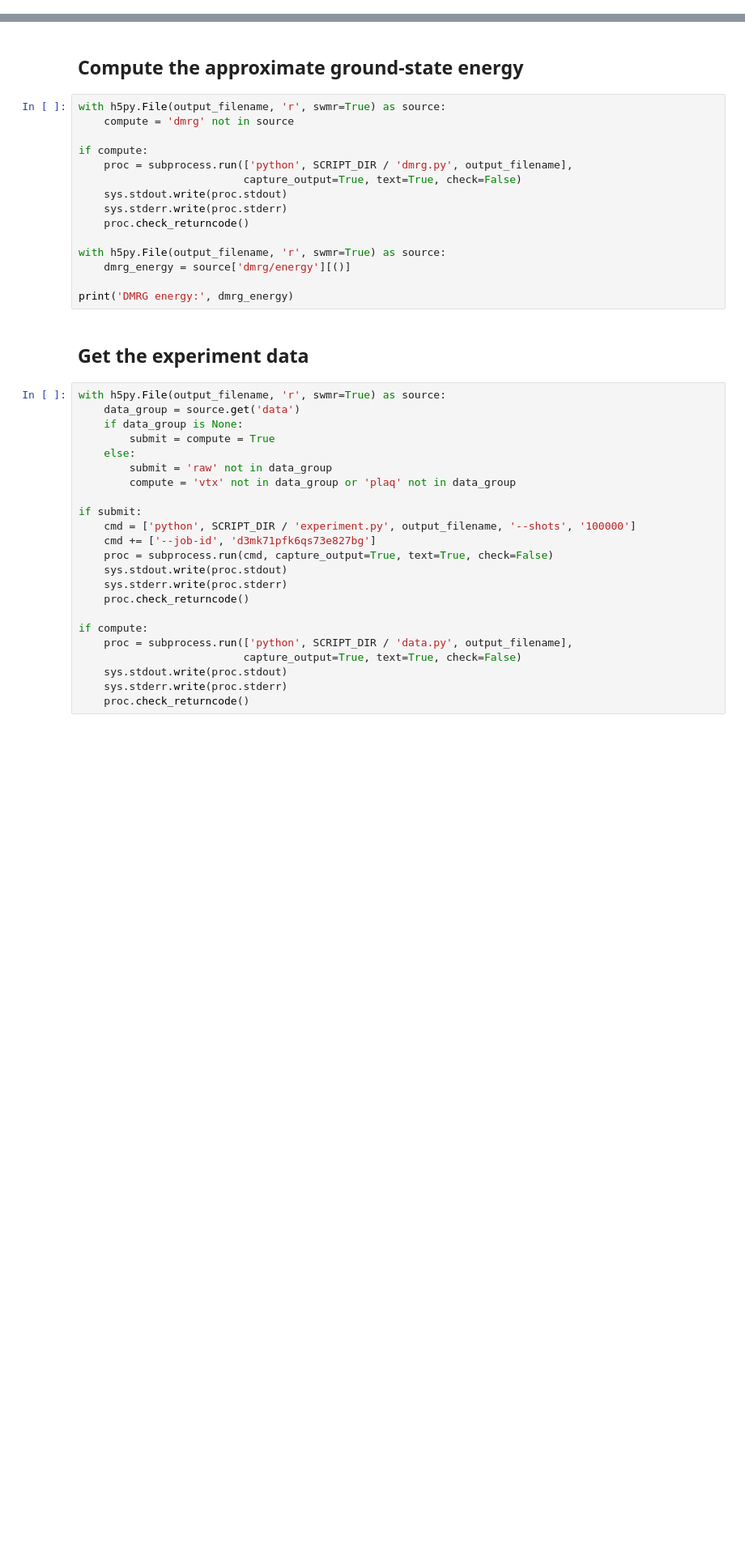
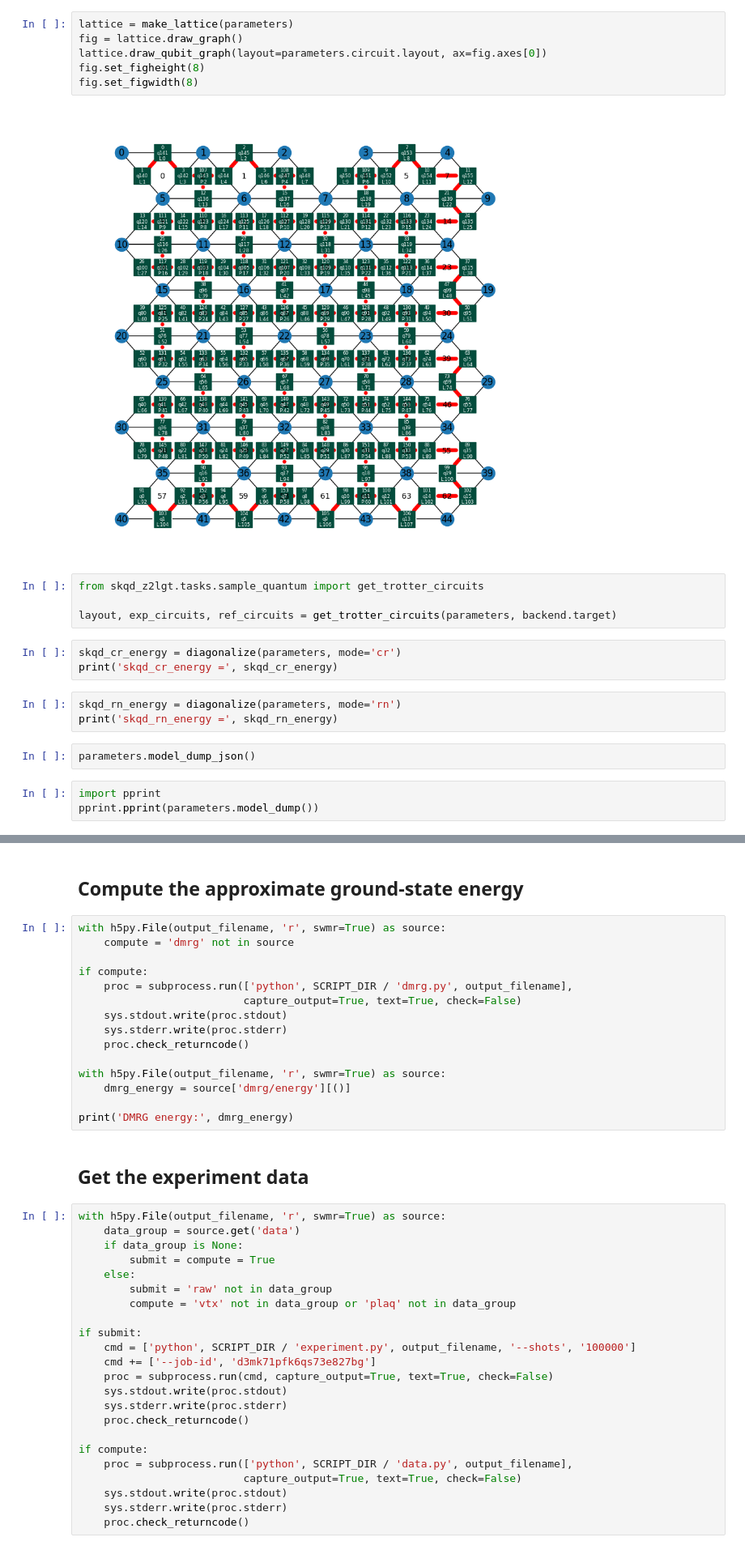
Before and after one commit to yiiyama/skqd_z2lgt, a Jupyter notebook: notebooks/full_workflow.ipynb, the cells around one changed output, grey strips where cells are left out. Shown at 81% size. Cells and saved outputs as stored; diff of their text form; blank space fills up the shorter version.

```diff
--- a/notebooks/full_workflow.ipynb
+++ b/notebooks/full_workflow.ipynb
@@ -108,0 +154,23 @@ LOG.info('Number of links: %d, vertices: %d, plaquettes: %d', num_link, num_vtx,
+# %%
+lattice = make_lattice(parameters)
+fig = lattice.draw_graph()
+lattice.draw_qubit_graph(layout=parameters.circuit.layout, ax=fig.axes[0])
+fig.set_figheight(8)
+fig.set_figwidth(8)
+# %% [output]
+[figure, added]
+# %%
+from skqd_z2lgt.tasks.sample_quantum import get_trotter_circuits
+
+layout, exp_circuits, ref_circuits = get_trotter_circuits(parameters, backend.target)
+# %%
+skqd_cr_energy = diagonalize(parameters, mode='cr')
+print('skqd_cr_energy =', skqd_cr_energy)
+# %%
+skqd_rn_energy = diagonalize(parameters, mode='rn')
+print('skqd_rn_energy =', skqd_rn_energy)
+# %%
+parameters.model_dump_json()
+# %%
+import pprint
+pprint.pprint(parameters.model_dump())
```
Also changed, not shown: parts of 43 cells of this notebook.
